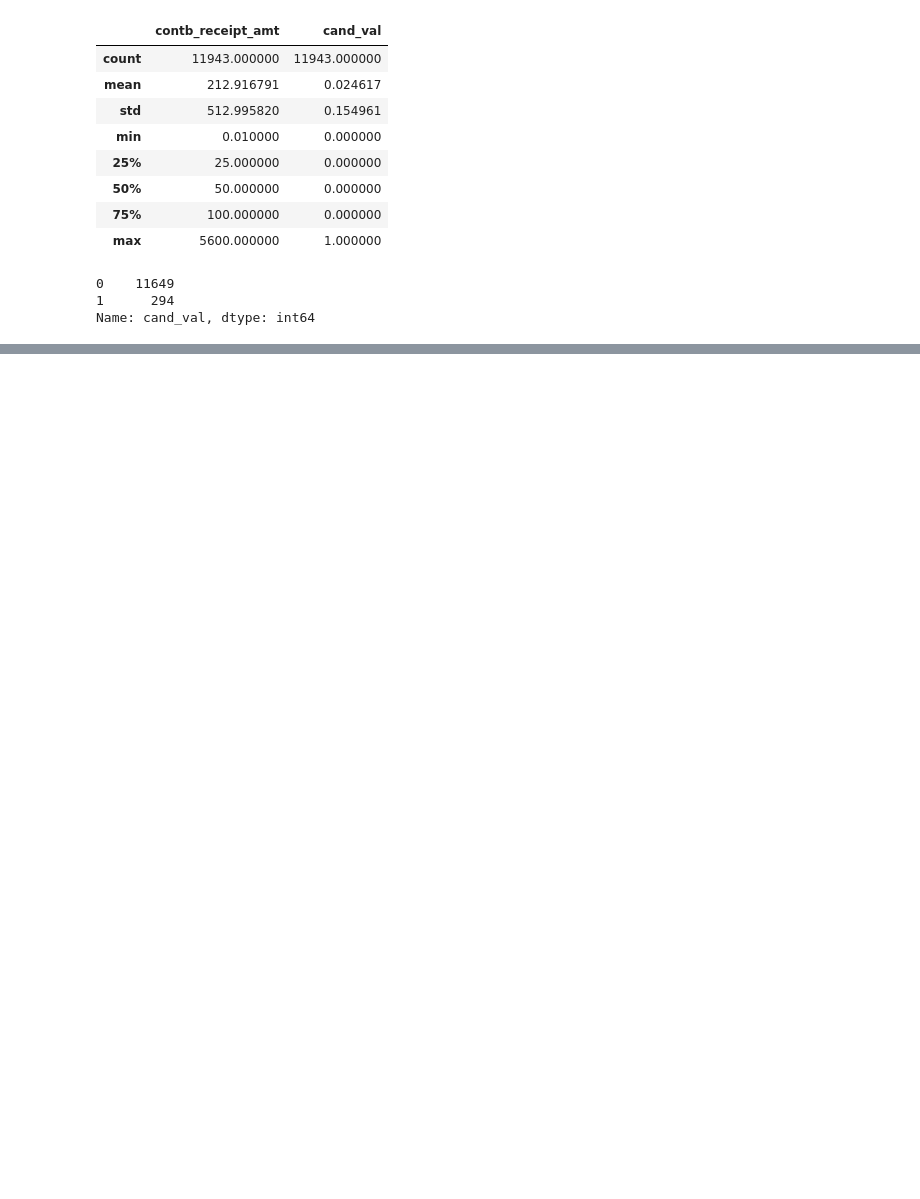
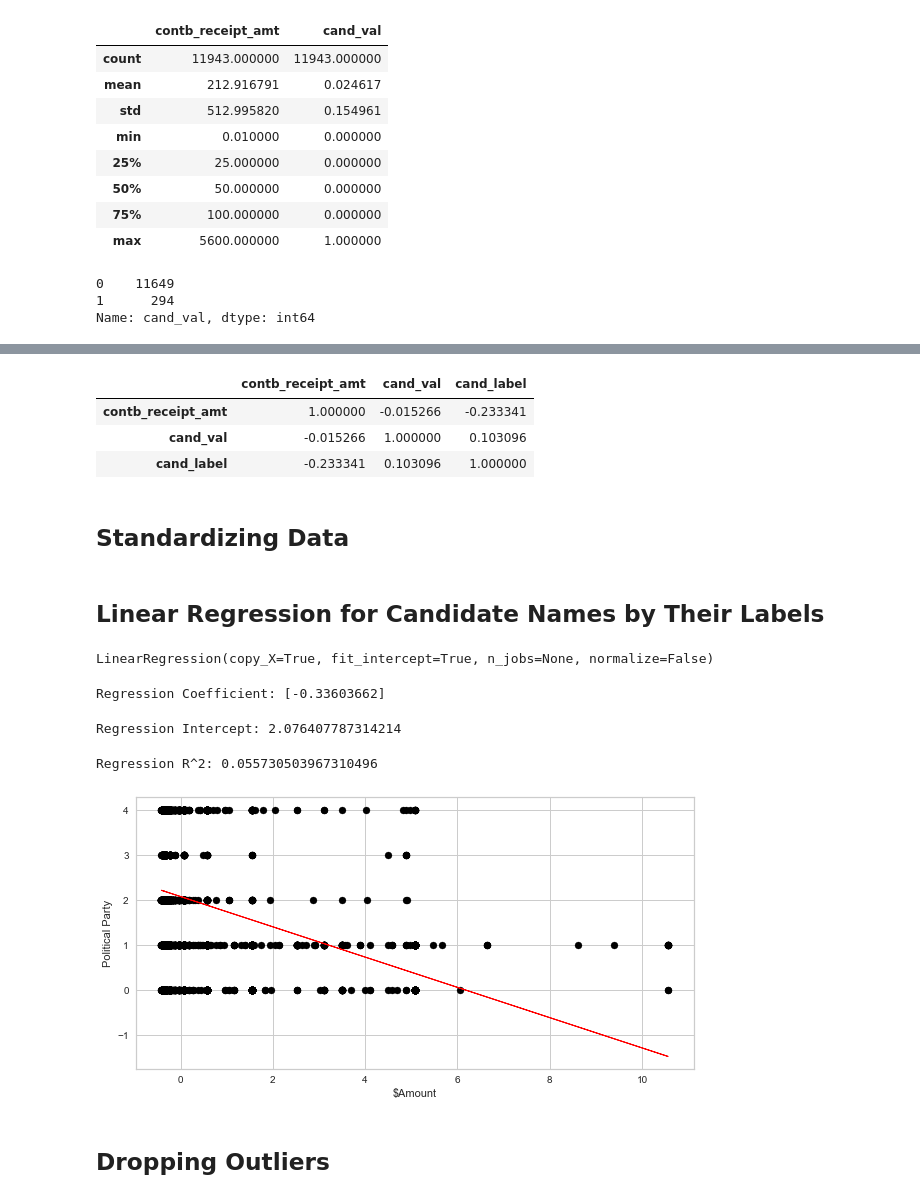
Before and after one commit to ali0003433/predict-recipient-presidential-contributions, a Jupyter notebook: 2. split-by-party.ipynb, the cells around one changed output, grey strips where cells are left out. Drawn from its saved outputs; the diff is of its cells as text; code cells hidden in the pictures; blank space fills up the shorter version.

Commit message:
committing logistic regression func

```diff
--- a/2. split-by-party.ipynb
+++ b/2. split-by-party.ipynb
@@ -140,0 +134,2 @@ plt.show()
+# %%
+df['cand_label'] = y_cand_nm
@@ -141,6 +148,7 @@ plt.show()
 # %%
+X = df.contb_receipt_amt.values.reshape(-1, 1)
+y = df.cand_label
+
 # We're going to split the train and test data and stratify by candidate name
-
-X = df['contb_receipt_amt']
-y = df['cand_nm']
-X_train, X_test, y_train, y_test = train_test_split(X, y, random_state = 2020, stratify = y, test_size = .2)
+X_train, X_test, y_train, y_test = train_test_split(
+    X, y, random_state=2020, stratify=y, test_size=.2)
@@ -148,0 +161,50 @@ X = np.array(X).reshape(-1,1)
+# %%
+#most values are categorical, as a test we're just looking at the candidate value(party) and the receipt amount
+df.corr()
+# %% [output]
+|  | contb_receipt_amt | cand_val | cand_label |
+| contb_receipt_amt | 1.000000 | -0.015266 | -0.233341 |
+| cand_val | -0.015266 | 1.000000 | 0.103096 |
+| cand_label | -0.233341 | 0.103096 | 1.000000 |
+# %% [markdown]
+## Standardizing Data
+# %%
+scaler = StandardScaler()
+scaler.fit(X_train)
+
+X_train = scaler.transform(X_train)
+# %% [markdown]
+## Linear Regression for Candidate Names by Their Labels
+# %%
+#Simple linear regression
+
+reg = LinearRegression()
+reg.fit(X_train, y_train)
+# %% [output]
+LinearRegression(copy_X=True, fit_intercept=True, n_jobs=None, normalize=False)
+# %%
+print(f"Regression Coefficient: {reg.coef_}")
+# %% [output]
+Regression Coefficient: [-0.33603662]
+# %%
+print(f"Regression Intercept: {reg.intercept_}")
+# %% [output]
+Regression Intercept: 2.076407787314214
+# %%
+print(f"Regression R^2: {reg.score(X_train, y_train)}")
+# %% [output]
+Regression R^2: 0.055730503967310496
+# %%
+predictions = reg.predict(X_train)
+
+
+plt.figure(figsize=(10, 5))
+plt.scatter( X_train, y_train, c='black')
+plt.plot( X_train, predictions, c='red', linewidth=1)
+plt.xlabel("$Amount")
+plt.ylabel("Political Party")
+plt.show()
+# %% [output]
+[figure, added]
+# %% [markdown]
+## Dropping Outliers
```
Also changed, not shown: parts of 23 cells of this notebook.
